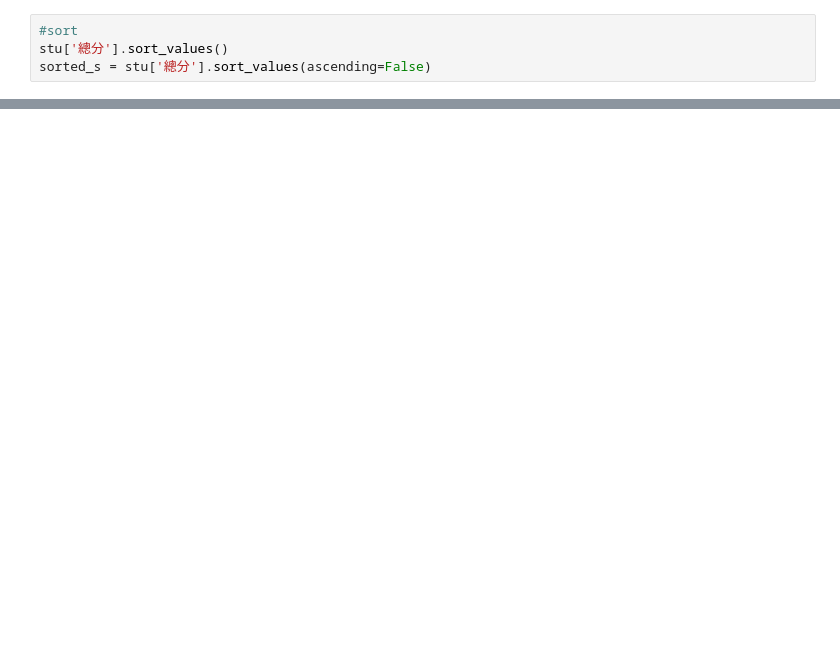
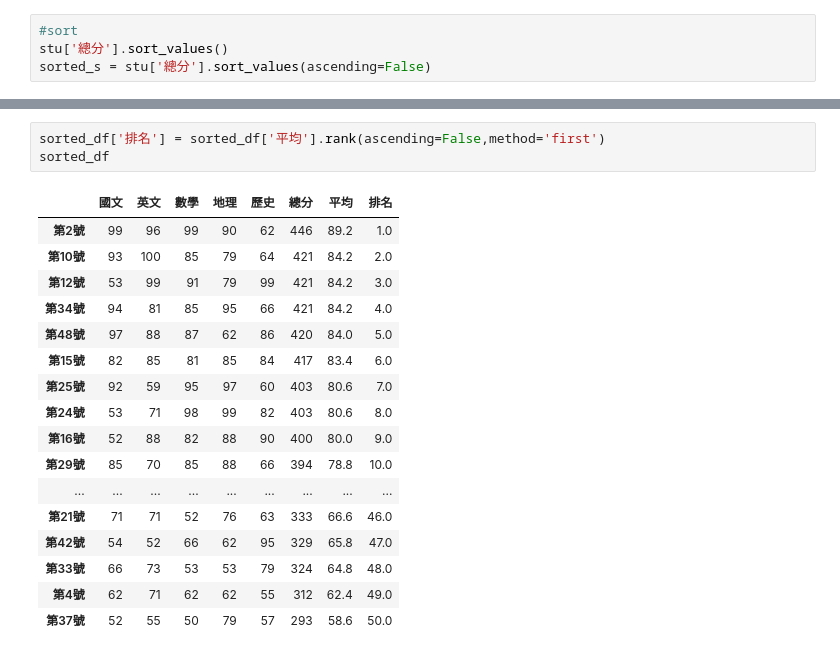
Before and after one commit to minfoung/2024_05_05_sunday__, a Jupyter notebook: lesson17/lesson17_1.ipynb, the cells around one changed output, grey strips where cells are left out. Saved outputs shown, nothing was run; the diff lists cells and outputs as text; blank space fills up the shorter version.

```diff
--- a/lesson17/lesson17_1.ipynb
+++ b/lesson17/lesson17_1.ipynb
@@ -158,0 +159,21 @@ sorted_df[:5]
+# %%
+sorted_df['排名'] = sorted_df['平均'].rank(ascending=False,method='first')
+sorted_df
+# %% [output]
+|  | 國文 | 英文 | 數學 | 地理 | 歷史 | 總分 | 平均 | 排名 |
+| 第2號 | 99 | 96 | 99 | 90 | 62 | 446 | 89.2 | 1.0 |
+| 第10號 | 93 | 100 | 85 | 79 | 64 | 421 | 84.2 | 2.0 |
+| 第12號 | 53 | 99 | 91 | 79 | 99 | 421 | 84.2 | 3.0 |
+| 第34號 | 94 | 81 | 85 | 95 | 66 | 421 | 84.2 | 4.0 |
+| 第48號 | 97 | 88 | 87 | 62 | 86 | 420 | 84.0 | 5.0 |
+| 第15號 | 82 | 85 | 81 | 85 | 84 | 417 | 83.4 | 6.0 |
+| 第25號 | 92 | 59 | 95 | 97 | 60 | 403 | 80.6 | 7.0 |
+| 第24號 | 53 | 71 | 98 | 99 | 82 | 403 | 80.6 | 8.0 |
+| 第16號 | 52 | 88 | 82 | 88 | 90 | 400 | 80.0 | 9.0 |
+| 第29號 | 85 | 70 | 85 | 88 | 66 | 394 | 78.8 | 10.0 |
+| ... | ... | ... | ... | ... | ... | ... | ... | ... |
+| 第21號 | 71 | 71 | 52 | 76 | 63 | 333 | 66.6 | 46.0 |
+| 第42號 | 54 | 52 | 66 | 62 | 95 | 329 | 65.8 | 47.0 |
+| 第33號 | 66 | 73 | 53 | 53 | 79 | 324 | 64.8 | 48.0 |
+| 第4號 | 62 | 71 | 62 | 62 | 55 | 312 | 62.4 | 49.0 |
+| 第37號 | 52 | 55 | 50 | 79 | 57 | 293 | 58.6 | 50.0 |
```
Also changed, not shown: parts of 12 cells of this notebook.
